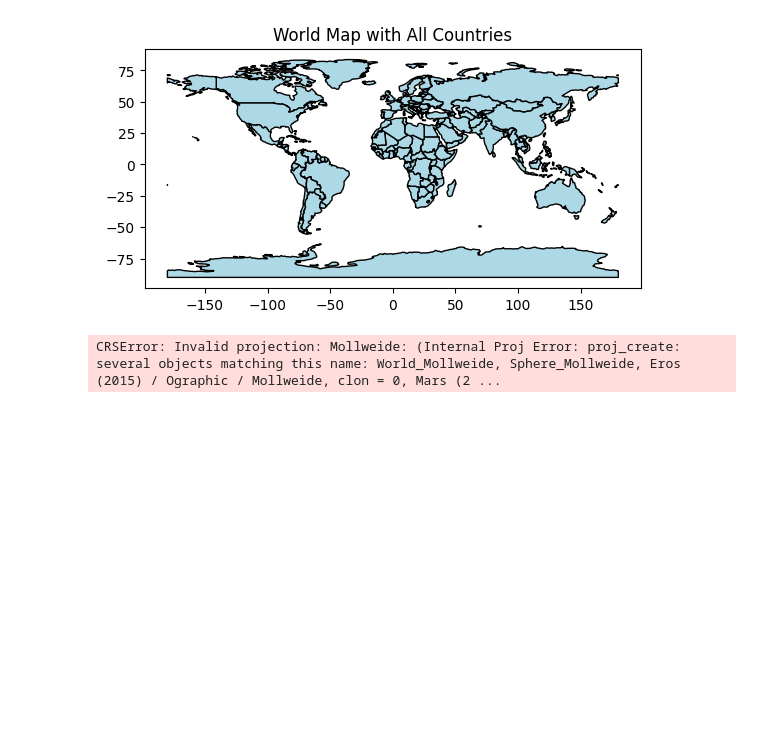
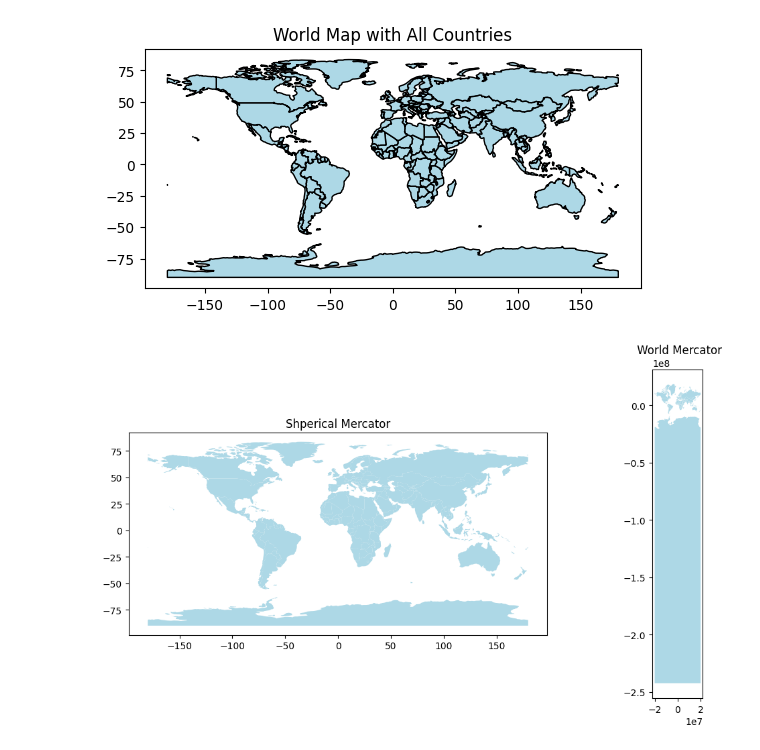
Before and after one commit to lyepustin/bookNLP, a Jupyter notebook: tests.ipynb, the cells around one changed output. Cells and saved outputs as stored; diff of their text form; code cells hidden in the pictures; blank space fills up the shorter version.

Commit message:
difference between mercator in plot

```diff
--- a/tests.ipynb
+++ b/tests.ipynb
@@ -174,40 +174,31 @@ import warnings
 # Suppress FutureWarnings and UserWarnings
 warnings.simplefilter(action='ignore', category=FutureWarning)
 warnings.simplefilter(action='ignore', category=UserWarning)
-# %%
-import geopandas as gpd
-import pandas as pd
-
-# Load the world map dataset from GeoPandas
-world = gpd.read_file(gpd.datasets.get_path('naturalearth_lowres'))
-
-# List of projections to showcase
-projections = ['EPSG:4326', 'EPSG:3395', 'Mollweide', 'Orthographic', 'Robinson']
-
-# Dictionary to store information about each country for each projection
-data_dict = {'Projection': [], 'Country': [], 'Original Area (sq km)': [], 'Projected Area (sq km)': [], 'Area Ratio': []}
-
-# Loop through each projection and collect information about each country
-for proj in projections:
-    world_proj = world.to_crs(proj)
-
-    for idx, country in world_proj.iterrows():
-        country_name = country['name']
-        original_area = world[world['name'] == country_name].geometry.area.values[0]
-        projected_area = country.geometry.area
-        area_ratio = projected_area / original_area
-
-        # Append data to the dictionary
-        data_dict['Projection'].append(proj)
-        data_dict['Country'].append(country_name)
-        data_dict['Original Area (sq km)'].append(original_area)
-        data_dict['Projected Area (sq km)'].append(projected_area)
-        data_dict['Area Ratio'].append(area_ratio)
-
-# Create a DataFrame from the dictionary
-df = pd.DataFrame(data_dict)
-
-# Display the DataFrame
-print(df)
-# %% [output]
-CRSError: Invalid projection: Mollweide: (Internal Proj Error: proj_create: several objects matching this name: World_Mollweide, Sphere_Mollweide, Eros (2015) / Ographic / Mollweide, clon = 0, Mars (2 ...
+# %%
+import geopandas as gpd
+import matplotlib.pyplot as plt
+
+# Load a world map GeoDataFrame
+world = gpd.read_file(gpd.datasets.get_path('naturalearth_lowres'))
+# EPSG:3857, Shperical Mercator
+world.to_crs("EPSG:3395")
+
+# Plot the world map in the default projection (PlateCarree)
+fig, ax = plt.subplots(1, 2, figsize=(12, 6))
+
+# Plot in the default PlateCarree projection
+world.plot(ax=ax[0], color='lightblue')
+ax[0].set_title('Shperical Mercator')
+
+# EPSG:3395, World Mercator
+world.to_crs("EPSG:3857").plot(ax=ax[1], color='lightblue')
+ax[1].set_title(' World Mercator')
+ax[1].set_aspect('equal')
+ax[1].set_xlim([-2e7, 2e7])
+ax[1].set_ylim([-2e7, 2e7])
+
+# Display the plots
+plt.tight_layout()
+plt.show()
+# %% [output]
+[figure, added]
```
Also changed, not shown: parts of 1 cell of this notebook.
